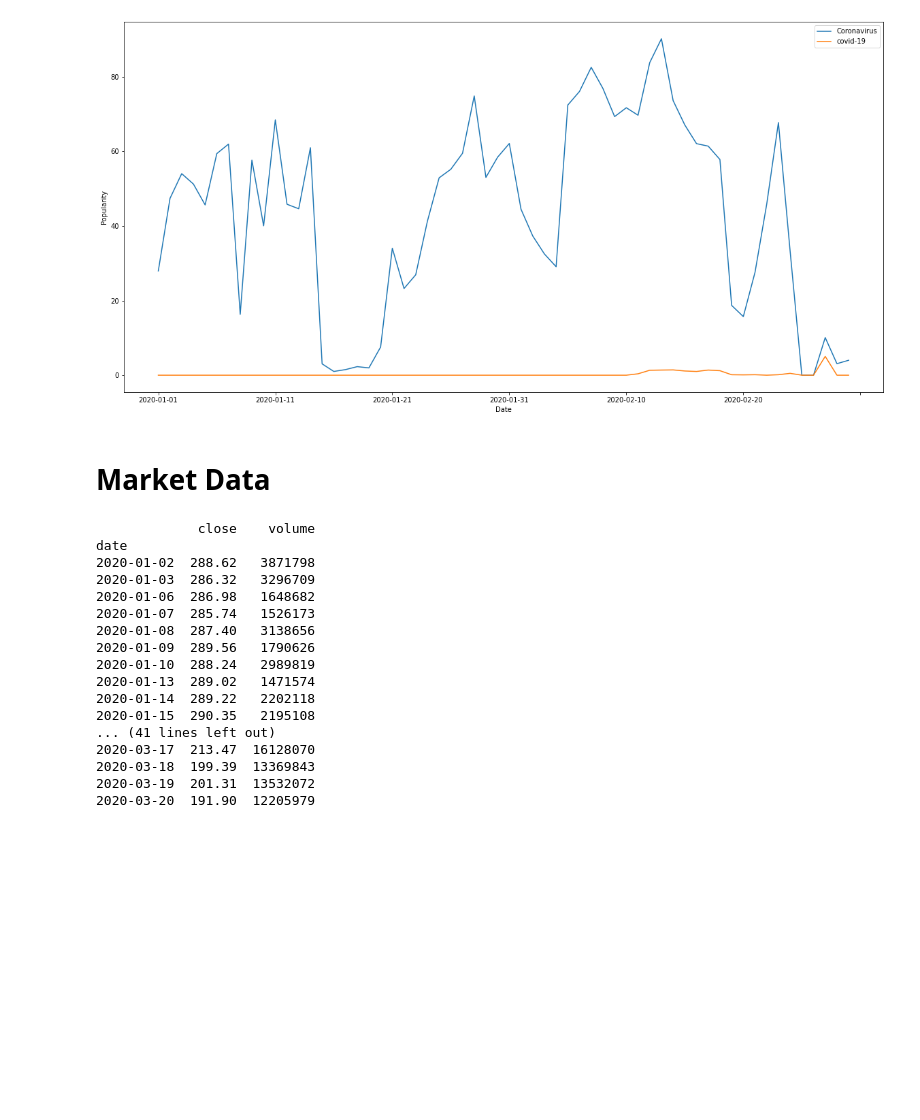
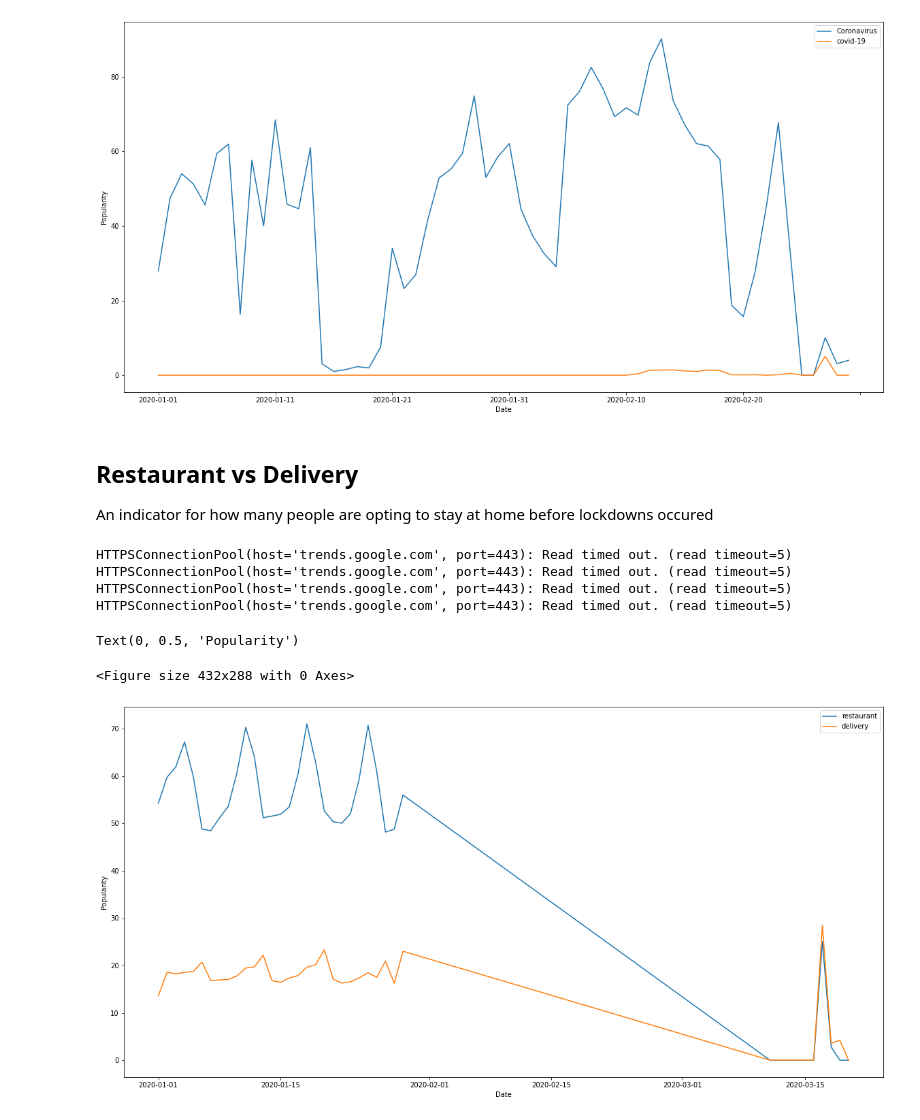
Before and after one commit to wray27/Coronavirus-Sentiment, a Jupyter notebook: notebooks/Sources.ipynb, the cells around one changed output. Drawn from its saved outputs; the diff is of its cells as text; code cells hidden in the pictures; blank space fills up the shorter version.

Commit message:
finished market data added in restaurant delivery quries on trend

```diff
--- a/notebooks/Sources.ipynb
+++ b/notebooks/Sources.ipynb
@@ -136,38 +132,42 @@ ax.set_ylabel('Popularity')
 Text(0, 0.5, 'Popularity')
 <Figure size 432x288 with 0 Axes>
 [figure]
-# %% [markdown]
-# Market Data
-# %%
-start = datetime(2020, 1, 1)
-end = datetime(2020, 3, 20)
-
-# getting secret token for API  from file
-f= open("../iex_token.txt","r")
-token = f.read().strip()
-
-# get_symbols(output_format='pandas', token=token)
-# batch = Stock(["DIJA", "AAPL"], token=token)
-
-# df = get_historical_data(batch, start, end, output_format='pandas', token=token)
-
-df = get_historical_data("DIA", start, end, token = token, close_only=True, output_format='pandas')
-print(df)
-# %% [output]
-             close    volume
-date
-2020-01-02  288.62   3871798
-2020-01-03  286.32   3296709
-2020-01-06  286.98   1648682
-2020-01-07  285.74   1526173
-2020-01-08  287.40   3138656
-2020-01-09  289.56   1790626
-2020-01-10  288.24   2989819
-2020-01-13  289.02   1471574
-2020-01-14  289.22   2202118
-2020-01-15  290.35   2195108
-... (41 lines left out)
-2020-03-17  213.47  16128070
-2020-03-18  199.39  13369843
-2020-03-19  201.31  13532072
-2020-03-20  191.90  12205979
+# %% [markdown]
+## Restaurant vs Delivery
+
+An indicator for how many people are opting to stay at home before lockdowns occured
+# %%
+# retriveing data from google
+# pytrend.build_payload(["restaurant", "delivery"], timeframe='2020-01-01 2020-03-20')
+
+# getting historical interest
+# df = pytrend.get_historical_interest(["restaurant", "delivery"], year_start=2020, month_start=1, day_start=1, hour_start=0, year_end=2020, month_end=3, day_end=20, hour_end=0, cat=0, geo='', gprop='', sleep=0)
+# df = df.reset_index()
+
+# Seperating Date into Date and Time Columns
+# df['Date'] = df['date'].dt.date
+# df['Time'] = df['date'].dt.time
+# df = df.drop(['date'], axis=1)
+# df = df.set_index('Date')
+
+# saving Data to a csv file
+# df.to_csv(path_or_buf="../data/rest_del.csv",index=True)
+
+# loading data from csv file
+# df = pd.read_csv(filepath_or_buffer="../data/historical_interest.csv", index_col="Date")
+
+# averaging the scores over each day
+df_averaged =  df.groupby(['Date']).mean()
+
+# plotting graph
+plt.figure()
+ax = df_averaged.plot(figsize=(20,10))
+ax.set_ylabel('Popularity')
+# %% [output]
+HTTPSConnectionPool(host='trends.google.com', port=443): Read timed out. (read timeout=5)
+HTTPSConnectionPool(host='trends.google.com', port=443): Read timed out. (read timeout=5)
+HTTPSConnectionPool(host='trends.google.com', port=443): Read timed out. (read timeout=5)
+HTTPSConnectionPool(host='trends.google.com', port=443): Read timed out. (read timeout=5)
+Text(0, 0.5, 'Popularity')
+<Figure size 432x288 with 0 Axes>
+[figure, added]
```
Also changed, not shown: parts of 3 cells of this notebook, 1 other file.
